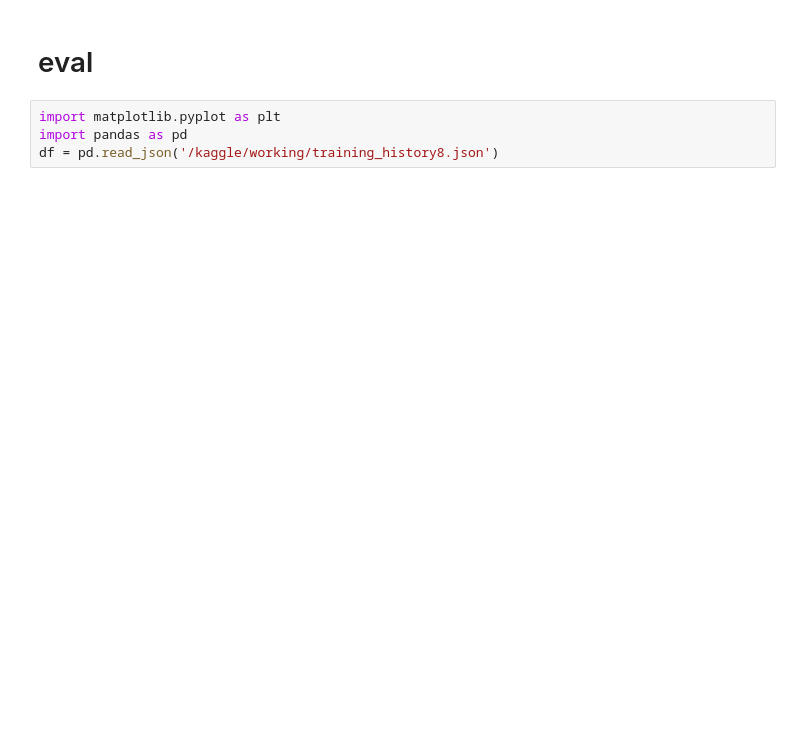
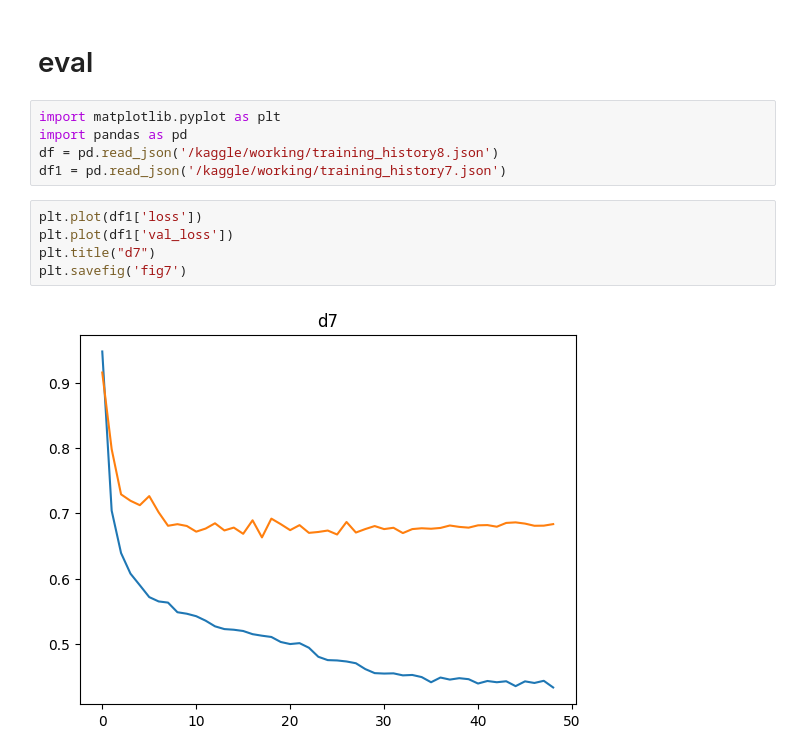
Before and after one commit to ALbertE03/Neural-Nertwork-project, a Jupyter notebook: nn/fire_predict/nn.ipynb, the cells around one changed output. Saved outputs shown, nothing was run; the diff lists cells and outputs as text; blank space fills up the shorter version.

```diff
--- a/nn/fire_predict/nn.ipynb
+++ b/nn/fire_predict/nn.ipynb
@@ -1068,6 +1151,14 @@ Epoch 3/50
 import matplotlib.pyplot as plt
 import pandas as pd
 df = pd.read_json('/kaggle/working/training_history8.json')
+df1 = pd.read_json('/kaggle/working/training_history7.json')
+# %%
+plt.plot(df1['loss'])
+plt.plot(df1['val_loss'])
+plt.title("d7")
+plt.savefig('fig7')
+# %% [output]
+[figure, added]
 # %%
 plt.plot(df['loss'])
 plt.plot(df['val_loss'])
```
Also changed, not shown: parts of 15 cells of this notebook.
